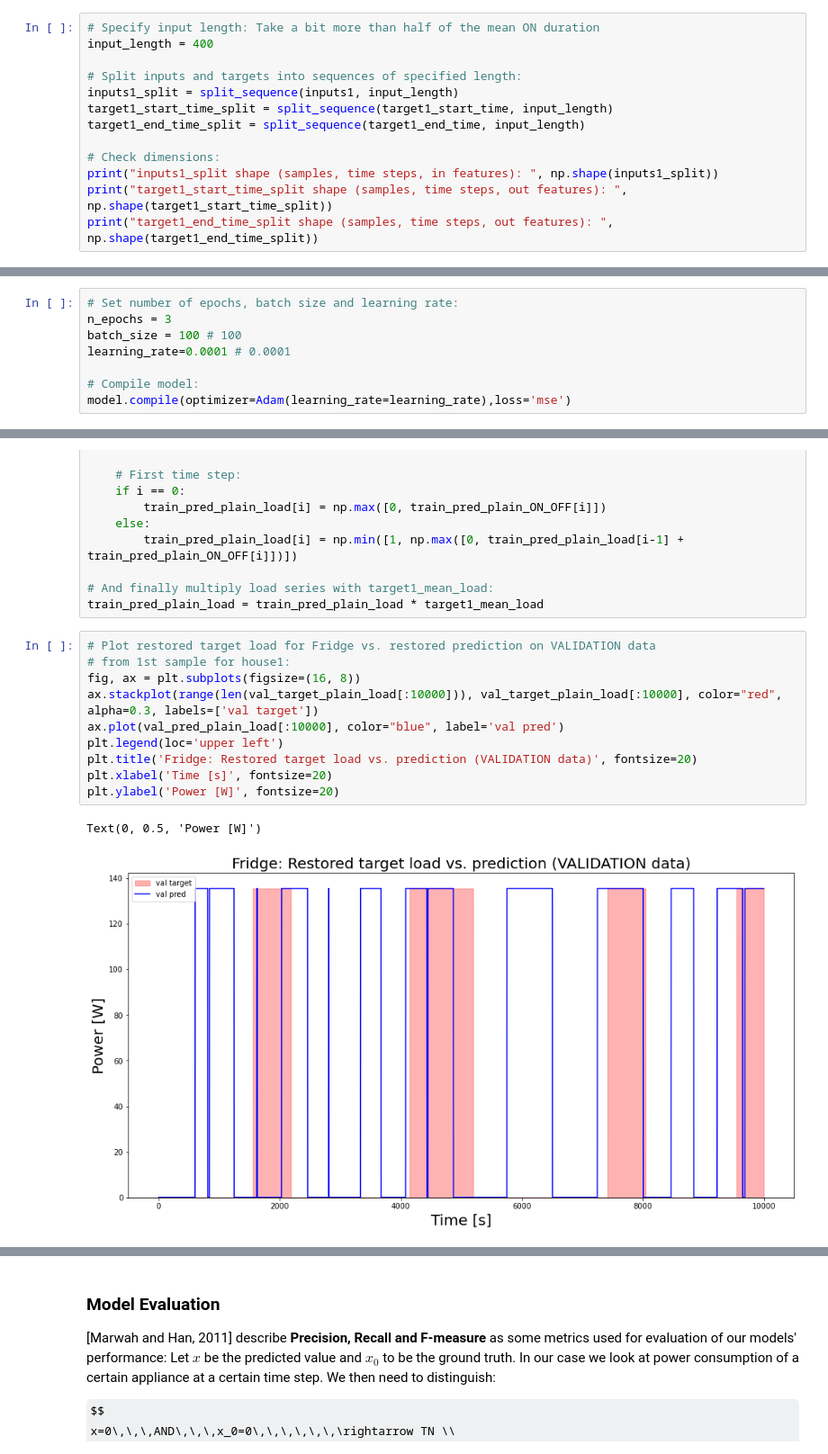
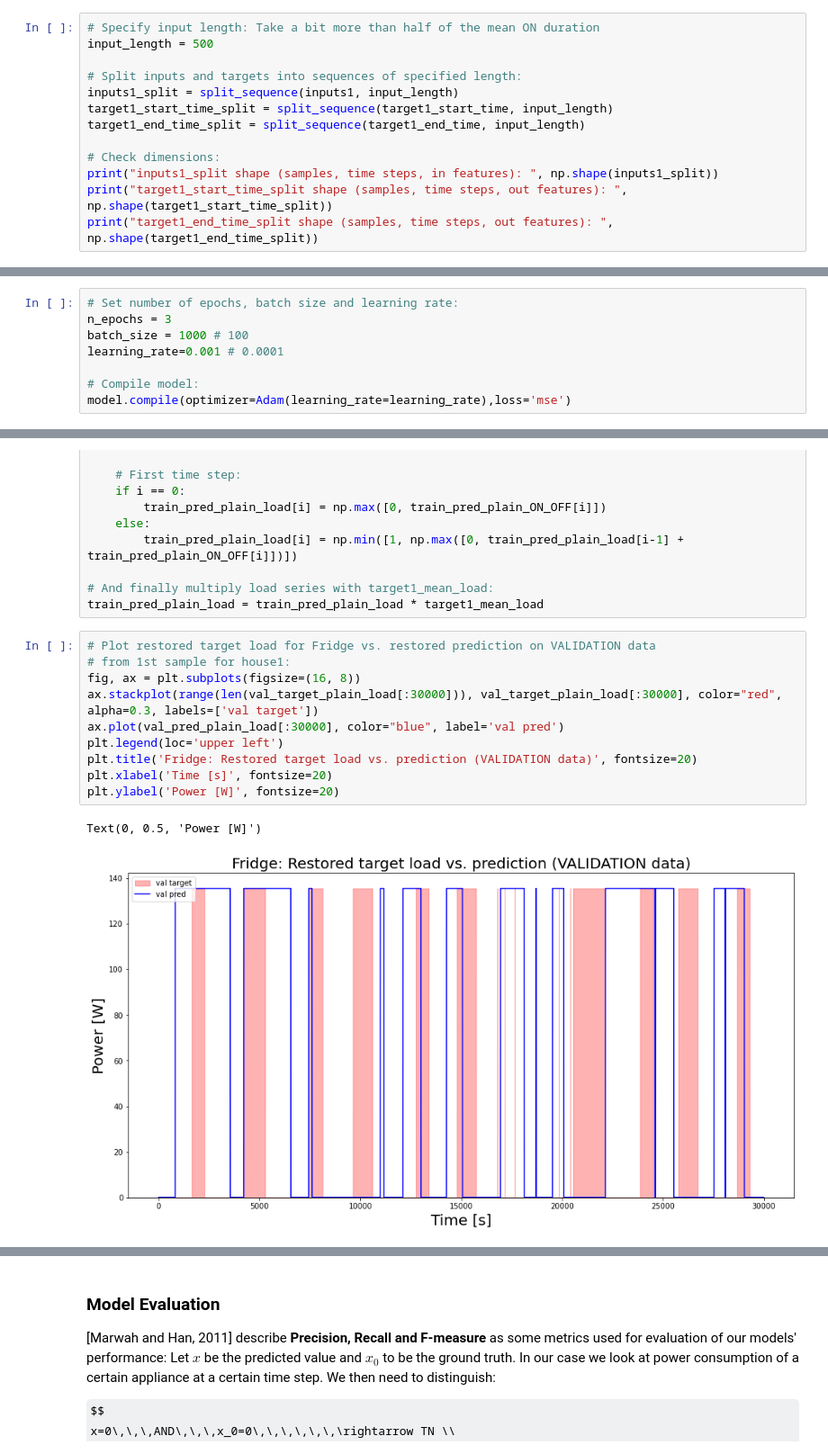
Before and after one commit to MarcoLandtHayen/NILM_NonIntrusiveLoadMonitoring, a Jupyter notebook: notebooks/04b_NILM_RAEdataset_CNN_Fridge.ipynb, the cells around one changed output, grey strips where cells are left out. Shown: that part at 90% size. Drawn from its saved outputs; the diff is of its cells as text; some formulas as TeX source.

```diff
--- a/notebooks/04b_NILM_RAEdataset_CNN_Fridge.ipynb
+++ b/notebooks/04b_NILM_RAEdataset_CNN_Fridge.ipynb
@@ -407,7 +409,7 @@ def split_sequence(sequence, n_steps):
     return np.array(X)
 # %%
 # Specify input length: Take a bit more than half of the mean ON duration
-input_length = 400
+input_length = 500
 
 # Split inputs and targets into sequences of specified length:
 inputs1_split = split_sequence(inputs1, input_length)
@@ -560,8 +560,8 @@ To enable them in other operations, rebuild TensorFlow with the appropriate comp
 # %%
 # Set number of epochs, batch size and learning rate:
 n_epochs = 3
-batch_size = 100 # 100
-learning_rate=0.0001 # 0.0001
+batch_size = 1000 # 100
+learning_rate=0.001 # 0.0001
 
 # Compile model:
 model.compile(optimizer=Adam(learning_rate=learning_rate),loss='mse')
@@ -853,14 +852,14 @@ train_pred_plain_load = train_pred_plain_load * target1_mean_load
 # %%
 # Plot restored target load for Fridge vs. restored prediction on VALIDATION data
 # from 1st sample for house1:
 fig, ax = plt.subplots(figsize=(16, 8))
-ax.stackplot(range(len(val_target_plain_load[:10000])), val_target_plain_load[:10000], color="red", alpha=0.3, labels=['val target'])
-ax.plot(val_pred_plain_load[:10000], color="blue", label='val pred')
+ax.stackplot(range(len(val_target_plain_load[:30000])), val_target_plain_load[:30000], color="red", alpha=0.3, labels=['val target'])
+ax.plot(val_pred_plain_load[:30000], color="blue", label='val pred')
 plt.legend(loc='upper left')
 plt.title('Fridge: Restored target load vs. prediction (VALIDATION data)', fontsize=20)
 plt.xlabel('Time [s]', fontsize=20)
 plt.ylabel('Power [W]', fontsize=20)
 # %% [output]
 Text(0, 0.5, 'Power [W]')
-[figure, old version]
+[figure, new version]
 # %%
```
Also changed, not shown: parts of 15 cells of this notebook, 3 other files.
